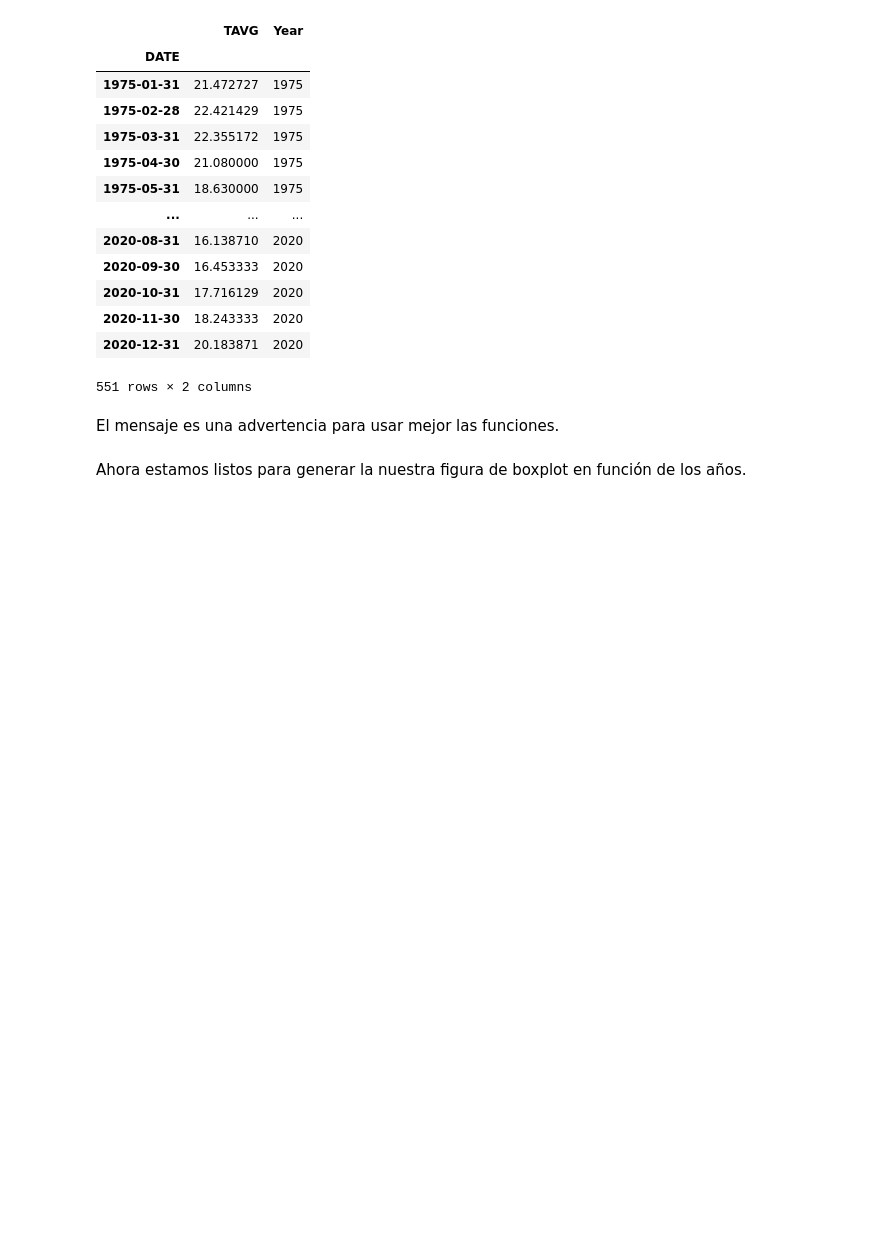
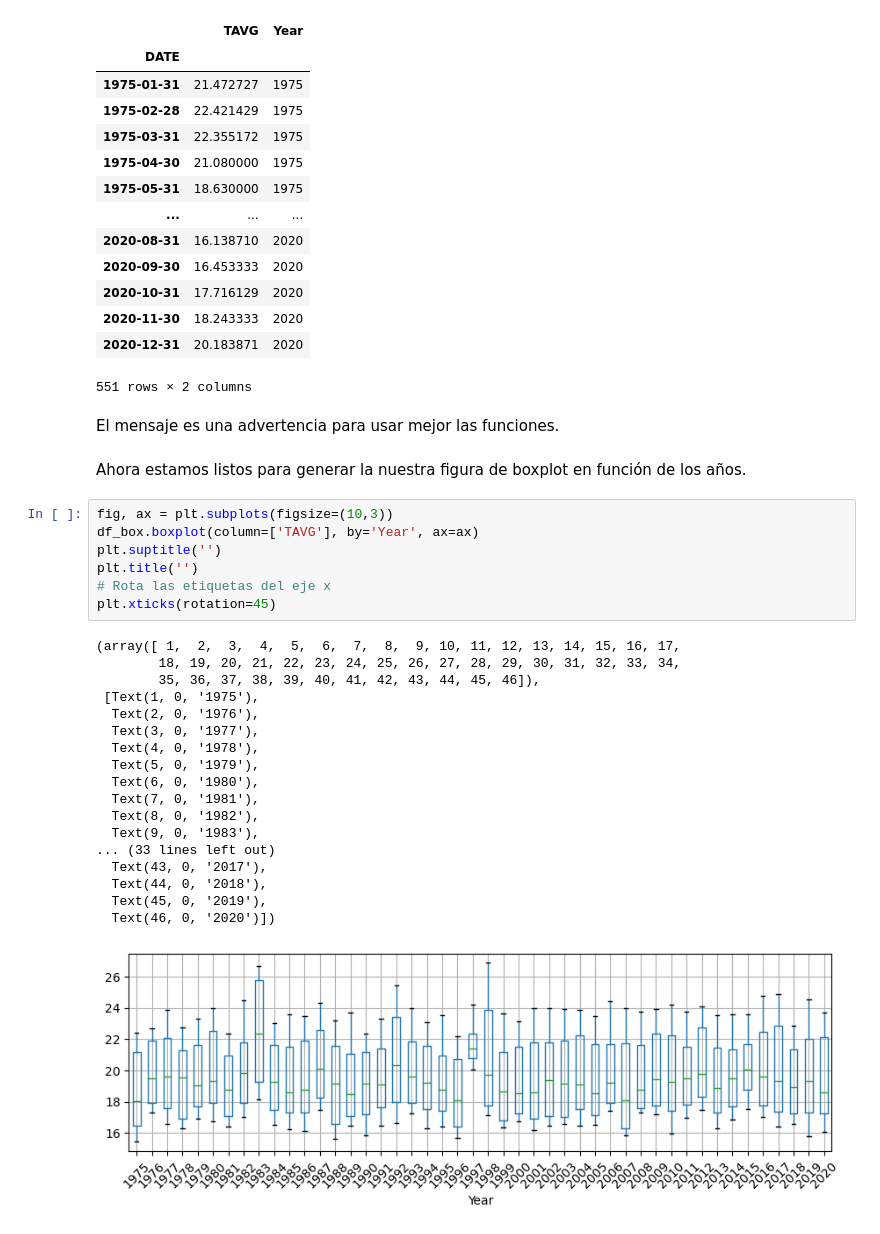
Before and after one commit to cryohydromettools/python_climatologia, a Jupyter notebook: book/dia4/00.Generacion_graficos_temporales.ipynb, the cells around one changed output. Saved outputs shown, nothing was run; the diff lists cells and outputs as text; blank space fills up the shorter version.

```diff
--- a/book/dia4/00.Generacion_graficos_temporales.ipynb
+++ b/book/dia4/00.Generacion_graficos_temporales.ipynb
@@ -604,6 +633,32 @@ See the caveats in the documentation: https://pandas.pydata.org/pandas-docs/stab
 El mensaje es una advertencia para usar mejor las funciones.
 # %% [markdown]
 Ahora estamos listos para generar la nuestra figura de boxplot en función de los años.
+# %%
+fig, ax = plt.subplots(figsize=(10,3))
+df_box.boxplot(column=['TAVG'], by='Year', ax=ax)
+plt.suptitle('')
+plt.title('')
+# Rota las etiquetas del eje x
+plt.xticks(rotation=45)
+# %% [output]
+(array([ 1,  2,  3,  4,  5,  6,  7,  8,  9, 10, 11, 12, 13, 14, 15, 16, 17,
+        18, 19, 20, 21, 22, 23, 24, 25, 26, 27, 28, 29, 30, 31, 32, 33, 34,
+        35, 36, 37, 38, 39, 40, 41, 42, 43, 44, 45, 46]),
+ [Text(1, 0, '1975'),
+  Text(2, 0, '1976'),
+  Text(3, 0, '1977'),
+  Text(4, 0, '1978'),
+  Text(5, 0, '1979'),
+  Text(6, 0, '1980'),
+  Text(7, 0, '1981'),
+  Text(8, 0, '1982'),
+  Text(9, 0, '1983'),
+... (33 lines left out)
+  Text(43, 0, '2017'),
+  Text(44, 0, '2018'),
+  Text(45, 0, '2019'),
+  Text(46, 0, '2020')])
+[figure, added]
 # %%
 fig, ax = plt.subplots(figsize=(10,3))
 df_box.boxplot(column=['TAVG'], by='Year', ax=ax)
```
Also changed, not shown: parts of 3 cells of this notebook, 7 other files.
